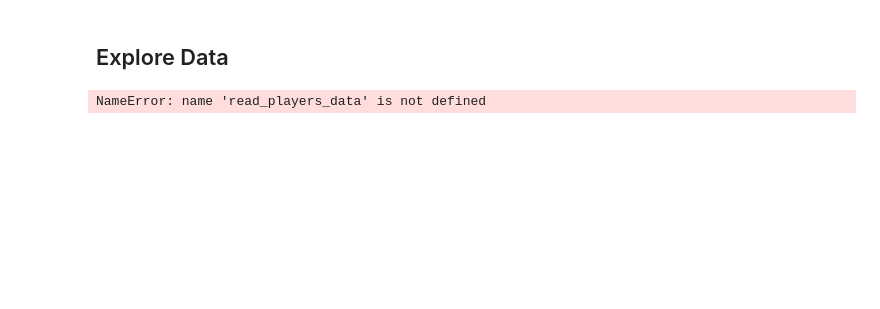
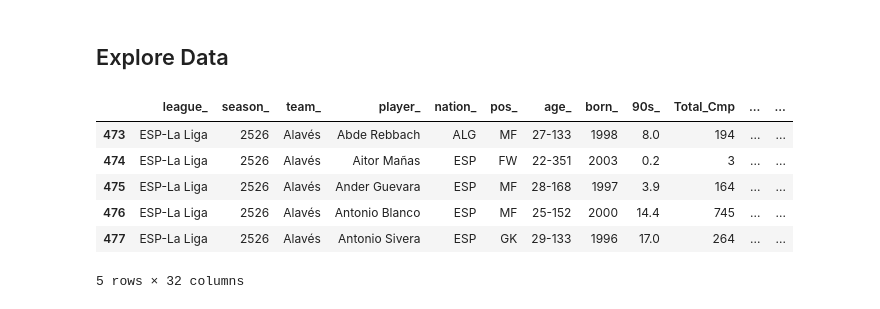
Before and after one commit to moyassinee/PlayerPerfAnalysis, a Jupyter notebook: notebooks/PlayerScouting.ipynb, the cells around one changed output. Drawn from its saved outputs; the diff is of its cells as text; code cells hidden in the pictures; blank space fills up the shorter version.

```diff
--- a/notebooks/PlayerScouting.ipynb
+++ b/notebooks/PlayerScouting.ipynb
@@ -15,7 +23,14 @@ if project_root not in sys.path:
 ## Explore Data
 # %%
 #import functions from functions.py
-from functions import *
-df = read_players_data("passing", "ESP-La Liga")
+
+df = read_players_data(fbref, "passing", "ESP-La Liga")
+df.head()
 # %% [output]
+|  | league_ | season_ | team_ | player_ | nation_ | pos_ | age_ | born_ | 90s_ | Total_Cmp | ... | ... |
+| 473 | ESP-La Liga | 2526 | Alavés | Abde Rebbach | ALG | MF | 27-133 | 1998 | 8.0 | 194 | ... | ... |
+| 474 | ESP-La Liga | 2526 | Alavés | Aitor Mañas | ESP | FW | 22-351 | 2003 | 0.2 | 3 | ... | ... |
+| 475 | ESP-La Liga | 2526 | Alavés | Ander Guevara | ESP | MF | 28-168 | 1997 | 3.9 | 164 | ... | ... |
+| 476 | ESP-La Liga | 2526 | Alavés | Antonio Blanco | ESP | MF | 25-152 | 2000 | 14.4 | 745 | ... | ... |
+| 477 | ESP-La Liga | 2526 | Alavés | Antonio Sivera | ESP | GK | 29-133 | 1996 | 17.0 | 264 | ... | ... |
-NameError: name 'read_players_data' is not defined
+5 rows × 32 columns
```
Also changed, not shown: parts of 4 cells of this notebook, 2 other files.
